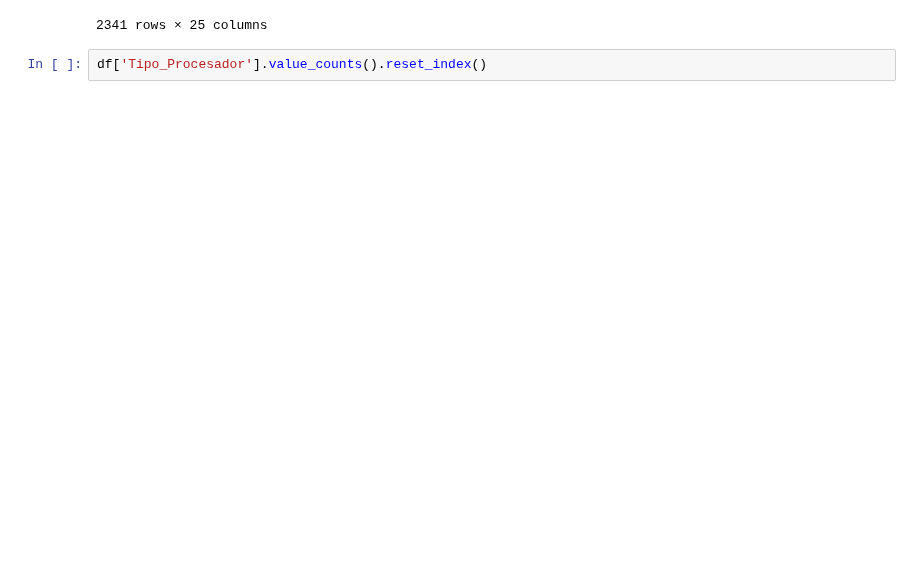
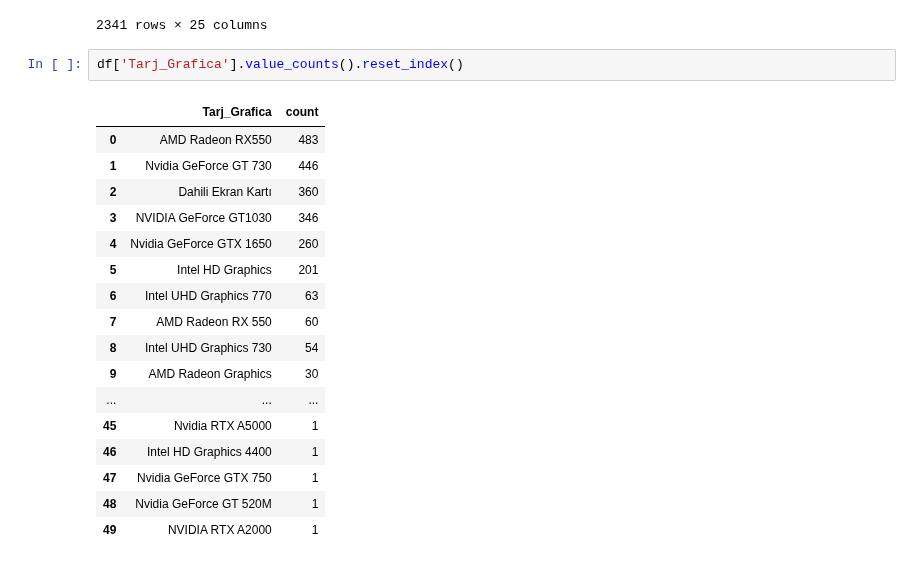
Before and after one commit to Jorge-Alvarez-23/Data-Science-II_Coder, a Jupyter notebook: PROYECTO.ipynb, the cells around one changed output. Saved outputs shown, nothing was run; the diff lists cells and outputs as text; blank space fills up the shorter version.

```diff
--- a/PROYECTO.ipynb
+++ b/PROYECTO.ipynb
@@ -568,4 +568,22 @@ df_Join_Procesador
 | 2466 | HP | 45309.87 | Intel Core i7 | 4 TB | 8 GB | NVIDIA GeForce GT1030 | Yok | Free Dos (İşletim Sistemi Yok) | ... |
 2341 rows × 25 columns
 # %%
-df['Tipo_Procesador'].value_counts().reset_index()
+df['Tarj_Grafica'].value_counts().reset_index()
+# %% [output]
+|  | Tarj_Grafica | count |
+| 0 | AMD Radeon RX550 | 483 |
+| 1 | Nvidia GeForce GT 730 | 446 |
+| 2 | Dahili Ekran Kartı | 360 |
+| 3 | NVIDIA GeForce GT1030 | 346 |
+| 4 | Nvidia GeForce GTX 1650 | 260 |
+| 5 | Intel HD Graphics | 201 |
+| 6 | Intel UHD Graphics 770 | 63 |
+| 7 | AMD Radeon RX 550 | 60 |
+| 8 | Intel UHD Graphics 730 | 54 |
+| 9 | AMD Radeon Graphics | 30 |
+| ... | ... | ... |
+| 45 | Nvidia RTX A5000 | 1 |
+| 46 | Intel HD Graphics 4400 | 1 |
+| 47 | Nvidia GeForce GTX 750 | 1 |
+| 48 | Nvidia GeForce GT 520M | 1 |
+| 49 | NVIDIA RTX A2000 | 1 |
```
